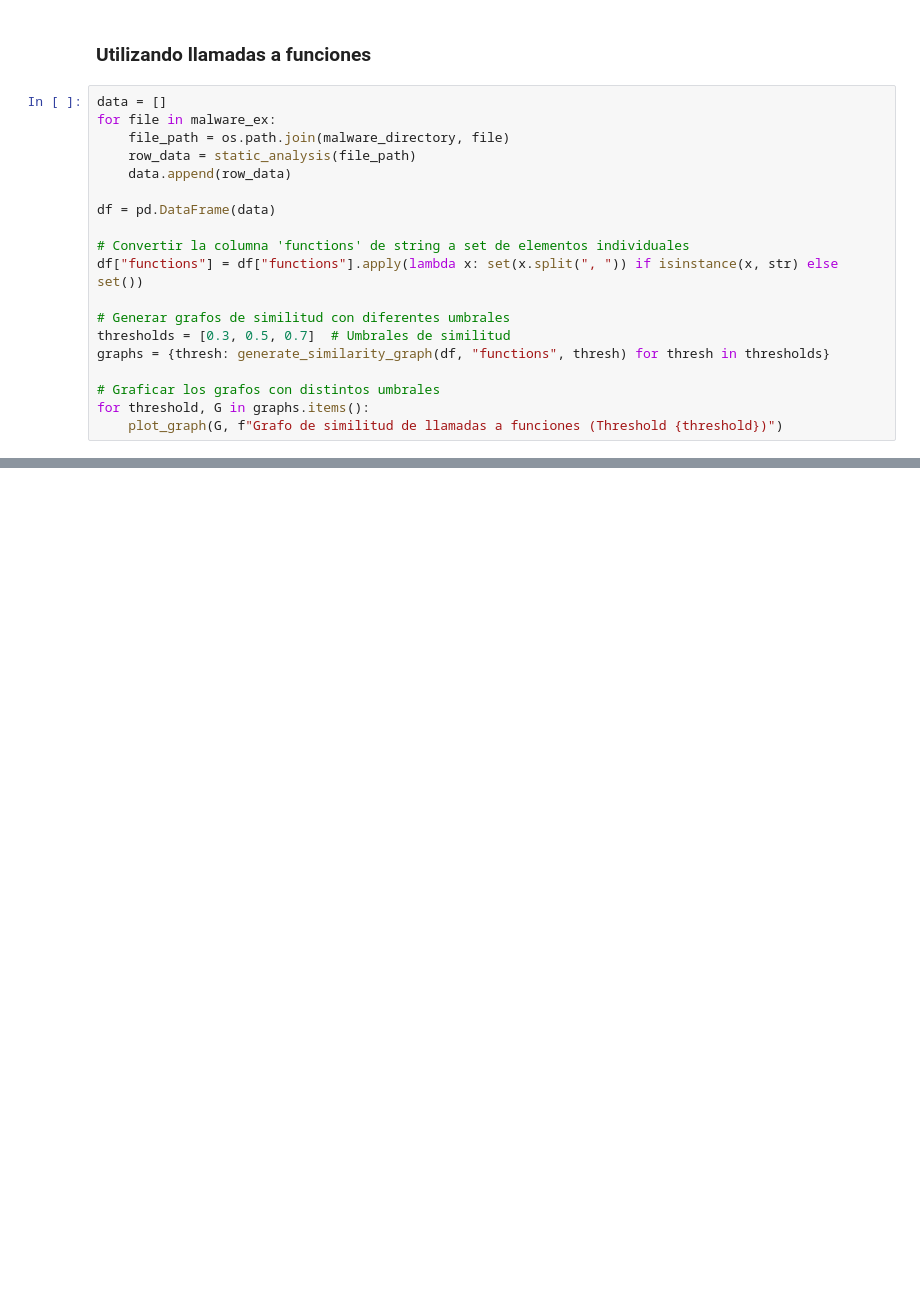
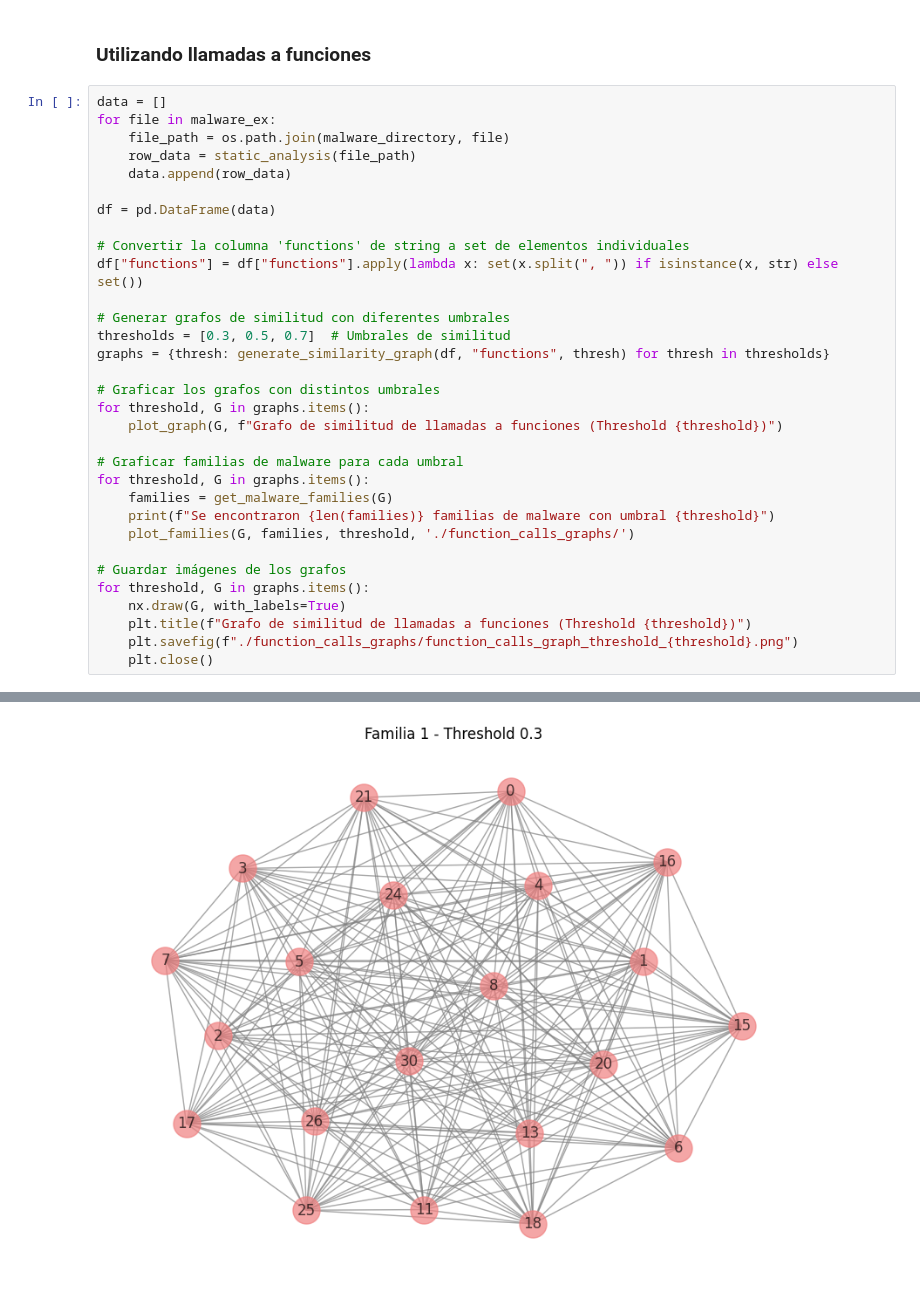
Before and after one commit to Aq202/UVG_SDS_LAB_4, a Jupyter notebook: lab4.ipynb, the cells around one changed output, grey strips where cells are left out. Saved outputs shown, nothing was run; the diff lists cells and outputs as text; blank space fills up the shorter version.

```diff
--- a/lab4.ipynb
+++ b/lab4.ipynb
@@ -609,6 +651,19 @@ graphs = {thresh: generate_similarity_graph(df, "functions", thresh) for thresh
 # Graficar los grafos con distintos umbrales
 for threshold, G in graphs.items():
     plot_graph(G, f"Grafo de similitud de llamadas a funciones (Threshold {threshold})")
+
+# Graficar familias de malware para cada umbral
+for threshold, G in graphs.items():
+    families = get_malware_families(G)
+    print(f"Se encontraron {len(families)} familias de malware con umbral {threshold}")
+    plot_families(G, families, threshold, './function_calls_graphs/')
+
+# Guardar imágenes de los grafos
+for threshold, G in graphs.items():
+    nx.draw(G, with_labels=True)
+    plt.title(f"Grafo de similitud de llamadas a funciones (Threshold {threshold})")
+    plt.savefig(f"./function_calls_graphs/function_calls_graph_threshold_{threshold}.png")
+    plt.close()
 # %% [output]
 Warning en exe MALWR\DS22_A670D13D4D014169C4080328B8FEB86: La dirección de entrada (0xcc00ffee) está fuera de los límites del archivo.
 Warning en exe MALWR\GBV66_8F259BB36E00D124963CFA9B86F502E: La dirección de entrada (0xcc00ffee) está fuera de los límites del archivo.
@@ -623,0 +680 @@ Warning en exe MALWR\SAM_B659D71AE168E774FAAF38DB30F4A84: La dirección de entra
+[figure, added]
```
Also changed, not shown: parts of 3 cells of this notebook, 35 other files.
